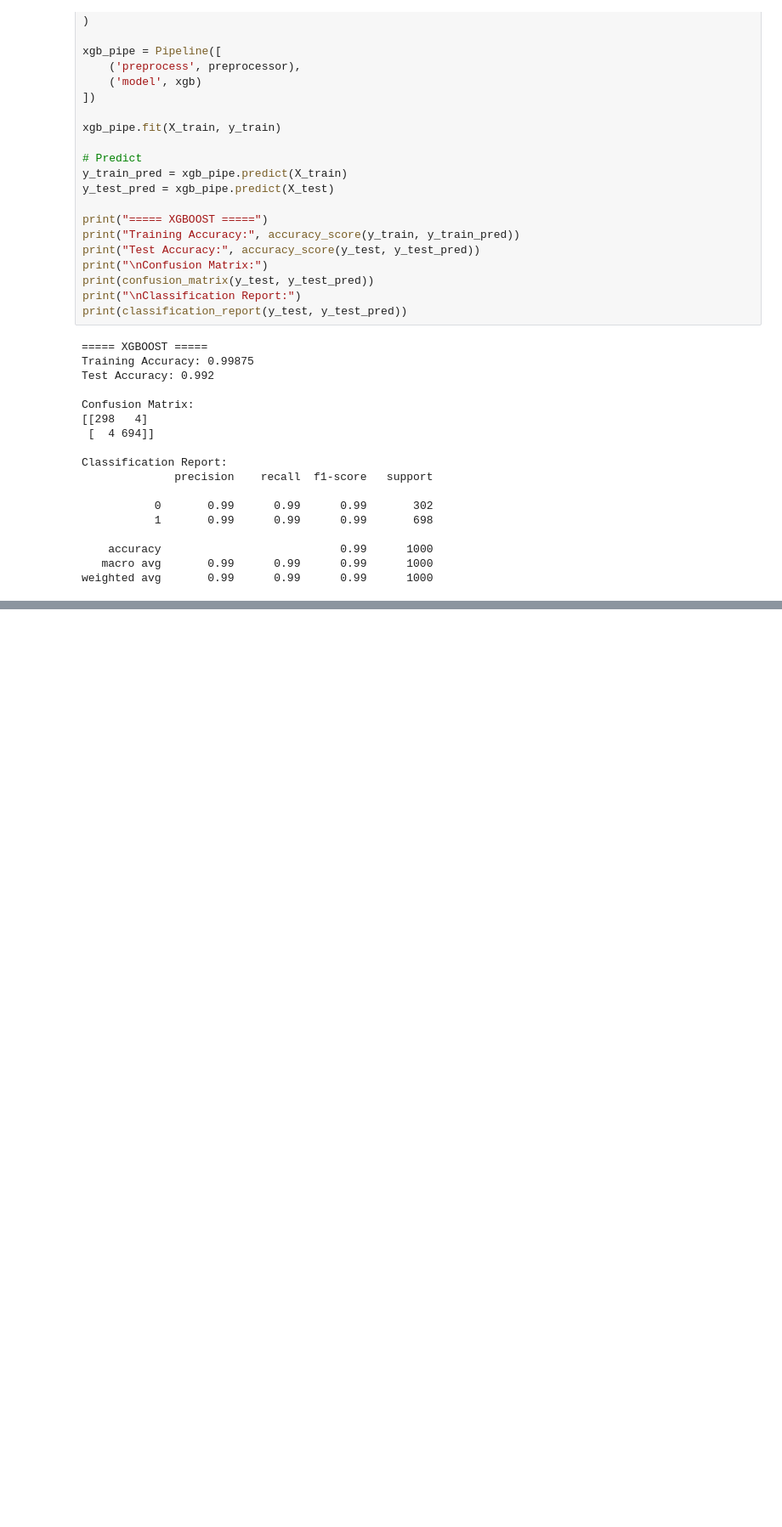
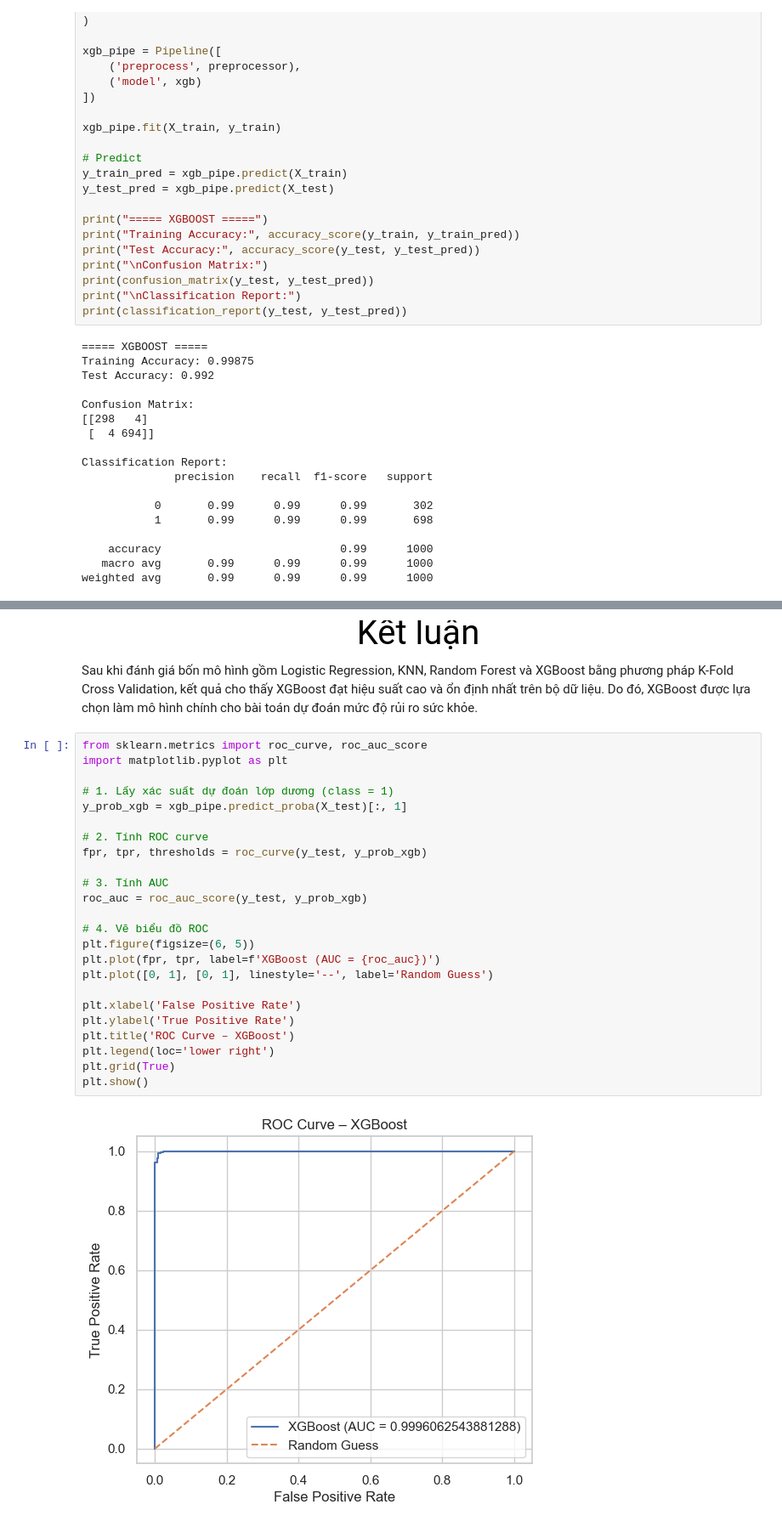
Before and after one commit to khanhdeptra1212/MachineLearning, a Jupyter notebook: lifestyle_and_health.ipynb, the cells around one changed output, grey strips where cells are left out. Shown at 85% size. Cells and saved outputs as stored; diff of their text form; blank space fills up the shorter version.

```diff
--- a/lifestyle_and_health.ipynb
+++ b/lifestyle_and_health.ipynb
@@ -1070,0 +1371,30 @@ weighted avg       0.99      0.99      0.99      1000
+# %% [markdown]
+<p style="color:black; font-size:40px ;text-align:center;">Kết luận</p>
+# %% [markdown]
+Sau khi đánh giá bốn mô hình gồm Logistic Regression, KNN, Random Forest và XGBoost bằng phương pháp  K-Fold Cross Validation, kết quả cho thấy XGBoost đạt hiệu suất cao và ổn định nhất trên bộ dữ liệu. Do đó, XGBoost được lựa chọn làm mô hình chính cho bài toán dự đoán mức độ rủi ro sức khỏe.
+# %%
+from sklearn.metrics import roc_curve, roc_auc_score
+import matplotlib.pyplot as plt
+
+# 1. Lấy xác suất dự đoán lớp dương (class = 1)
+y_prob_xgb = xgb_pipe.predict_proba(X_test)[:, 1]
+
+# 2. Tính ROC curve
+fpr, tpr, thresholds = roc_curve(y_test, y_prob_xgb)
+
+# 3. Tính AUC
+roc_auc = roc_auc_score(y_test, y_prob_xgb)
+
+# 4. Vẽ biểu đồ ROC
+plt.figure(figsize=(6, 5))
+plt.plot(fpr, tpr, label=f'XGBoost (AUC = {roc_auc})')
+plt.plot([0, 1], [0, 1], linestyle='--', label='Random Guess')
+
+plt.xlabel('False Positive Rate')
+plt.ylabel('True Positive Rate')
+plt.title('ROC Curve – XGBoost')
+plt.legend(loc='lower right')
+plt.grid(True)
+plt.show()
+# %% [output]
+[figure, added]
```
Also changed, not shown: parts of 26 cells of this notebook, 3 other files.
